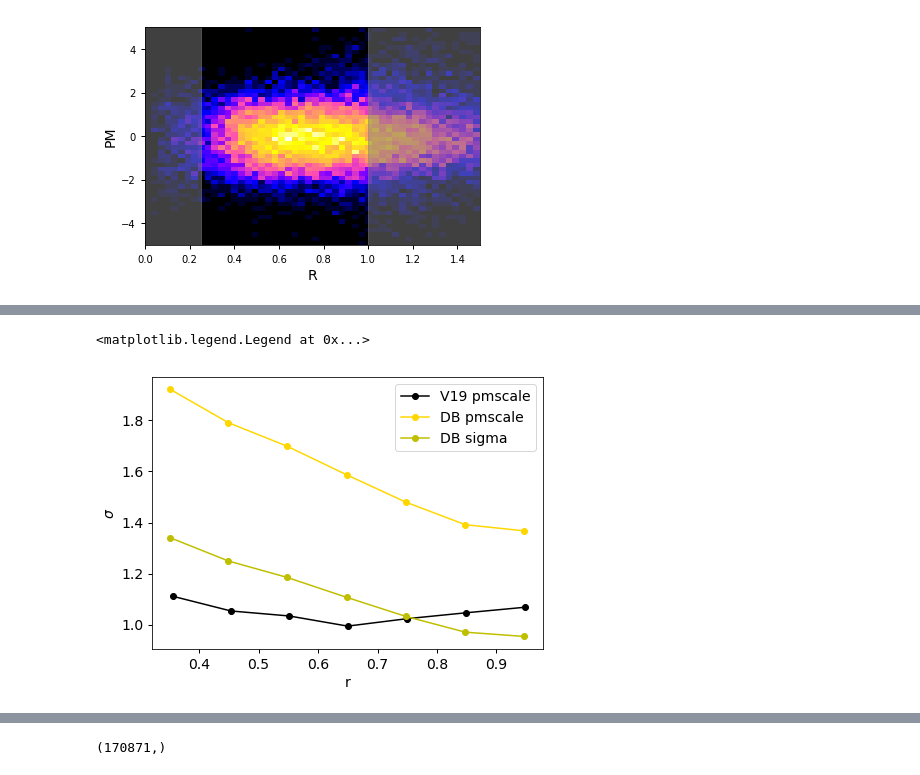
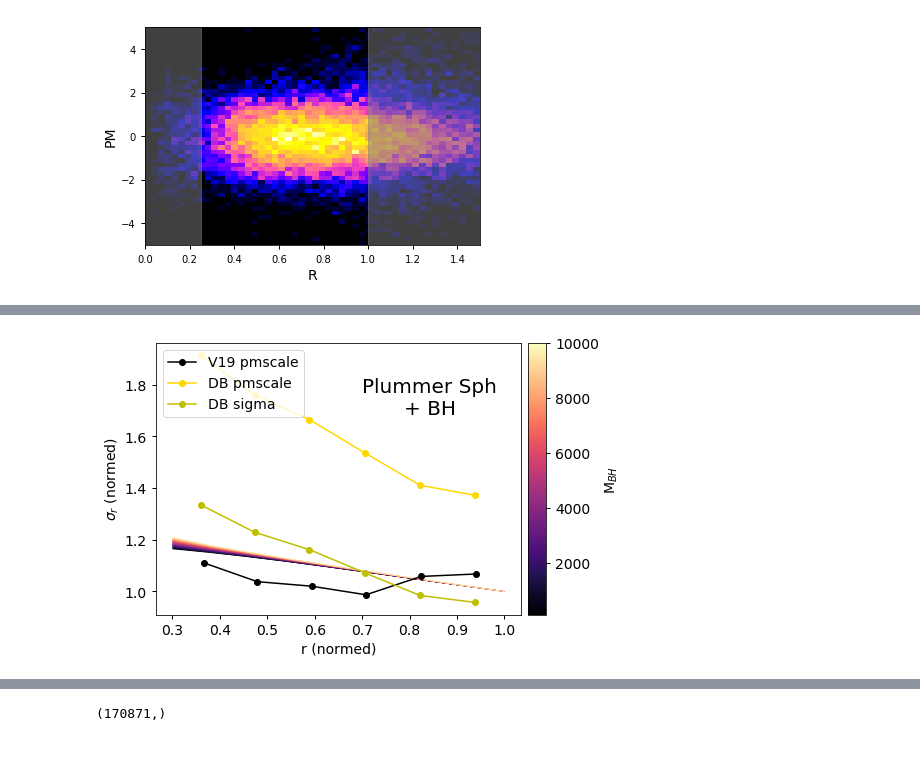
Before and after one commit to nstarman/jas1101_project, a Jupyter notebook: notebooks/Dynesty_GCpipe.ipynb, the cells around one changed output, grey strips where cells are left out. Cells and saved outputs as stored; diff of their text form; code cells hidden in the pictures.

```diff
--- a/notebooks/Dynesty_GCpipe.ipynb
+++ b/notebooks/Dynesty_GCpipe.ipynb
@@ -99,12 +114,18 @@ Text(0, 0.5, 'PM')
 # %%
-bins = np.linspace(0.3, 1, 8)
+bins = np.linspace(0.3, 1, 7)
+scale = GC.pmc / GC['summary']['sigma']
+
+# parameter of GC
+M_gc = 1e6
+r_scale = 24
+
+R = np.linspace(0.3, 1, 10)
+
 fig = plot.plot_binned_sigma_profile(GC.r, GC.pm, bins=bins, label='V19 pmscale')
 fig = plot.plot_binned_sigma_profile(GC_DB.r, GC_DB.pm, bins=bins, fig=fig, color='gold', label='DB pmscale')
+fig = plot.plot_binned_sigma_profile(GC_DB.r, GC_DB.pm * scale, bins=bins, fig=fig, color='y', label='DB sigma')
+plt.legend(loc=2)
 
-scale = GC.pmc / GC['summary']['sigma']
-fig = plot.plot_binned_sigma_profile(GC_DB.r, GC_DB.pm * scale, bins=bins, fig=fig, color='y', label='DB sigma')
-
-plt.legend()
+(fig, ax) = plot.plot_model_sigma_profile(R, M_gc, r_scale, N_mod=25, fig=fig)
 # %% [output]
-<matplotlib.legend.Legend at 0x...>
-[figure, old version]
+[figure, new version]
```
Also changed, not shown: parts of 18 cells of this notebook, 3 other files.
